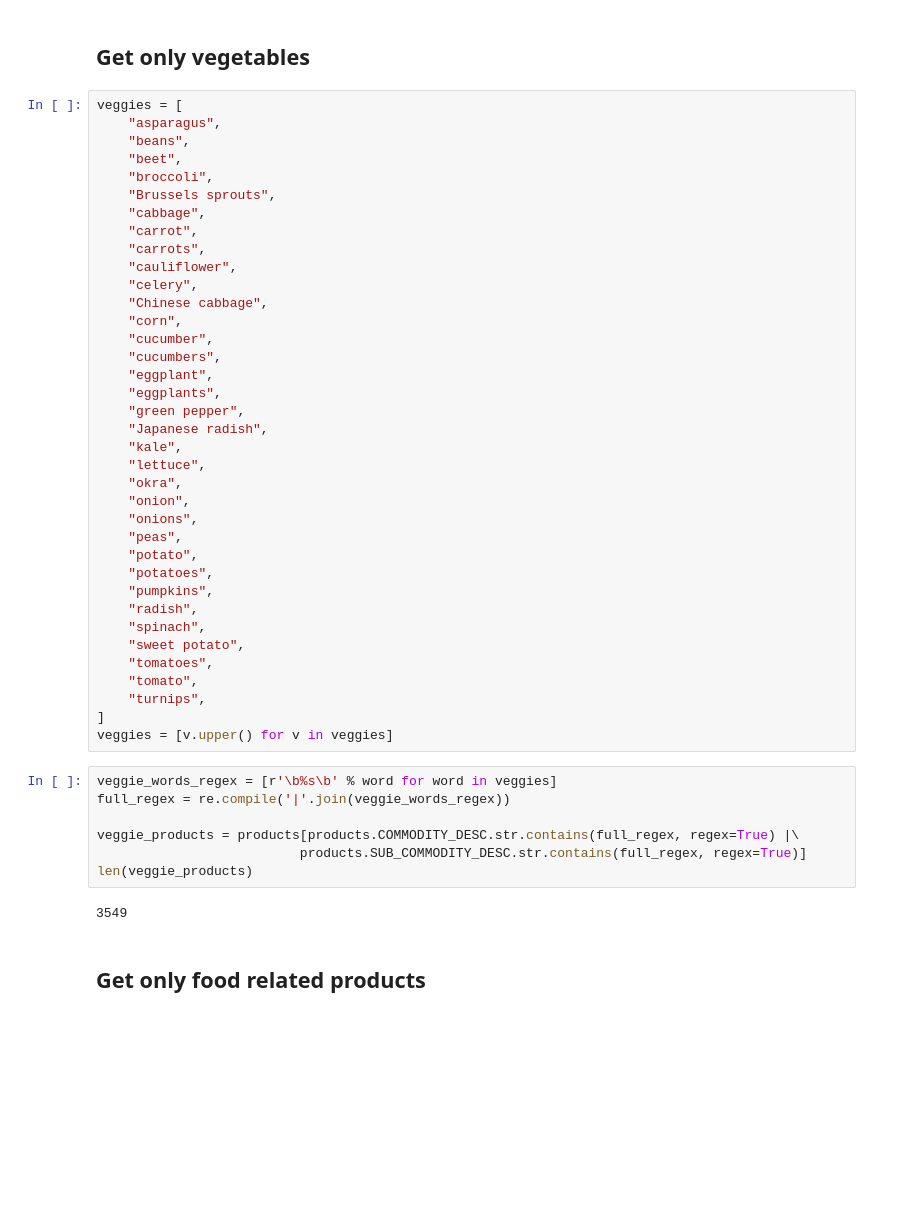
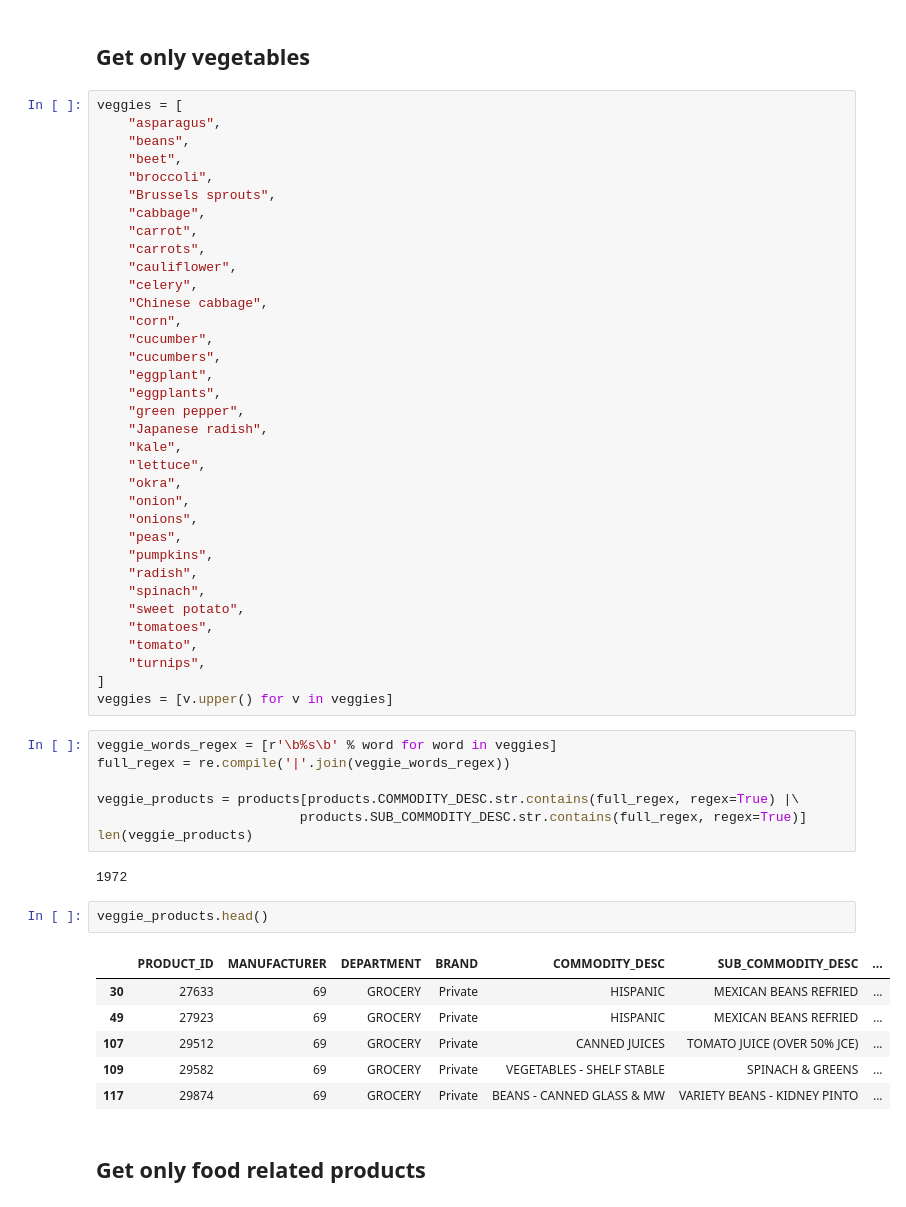
Before and after one commit to BenjaminEngelman/ADA-Project, a Jupyter notebook: Project-MainBenja.ipynb, the cells around one changed output. Cells and saved outputs as stored; diff of their text form; blank space fills up the shorter version.

```diff
--- a/Project-MainBenja.ipynb
+++ b/Project-MainBenja.ipynb
@@ -112,8 +112,6 @@ veggies = [
     "onion",
     "onions",
     "peas",
-    "potato",
-    "potatoes",
     "pumpkins",
     "radish",
     "spinach",
@@ -131,7 +129,16 @@ veggie_products = products[products.COMMODITY_DESC.str.contains(full_regex, rege
                           products.SUB_COMMODITY_DESC.str.contains(full_regex, regex=True)]
 len(veggie_products)
 # %% [output]
-3549
+1972
+# %%
+veggie_products.head()
+# %% [output]
+|  | PRODUCT_ID | MANUFACTURER | DEPARTMENT | BRAND | COMMODITY_DESC | SUB_COMMODITY_DESC | ... |
+| 30 | 27633 | 69 | GROCERY | Private | HISPANIC | MEXICAN BEANS REFRIED | ... |
+| 49 | 27923 | 69 | GROCERY | Private | HISPANIC | MEXICAN BEANS REFRIED | ... |
+| 107 | 29512 | 69 | GROCERY | Private | CANNED JUICES | TOMATO JUICE (OVER 50% JCE) | ... |
+| 109 | 29582 | 69 | GROCERY | Private | VEGETABLES - SHELF STABLE | SPINACH & GREENS | ... |
+| 117 | 29874 | 69 | GROCERY | Private | BEANS - CANNED GLASS & MW | VARIETY BEANS - KIDNEY PINTO | ... |
 # %% [markdown]
 ## Get only food related products
 # %%
```
Also changed, not shown: parts of 29 cells of this notebook.
